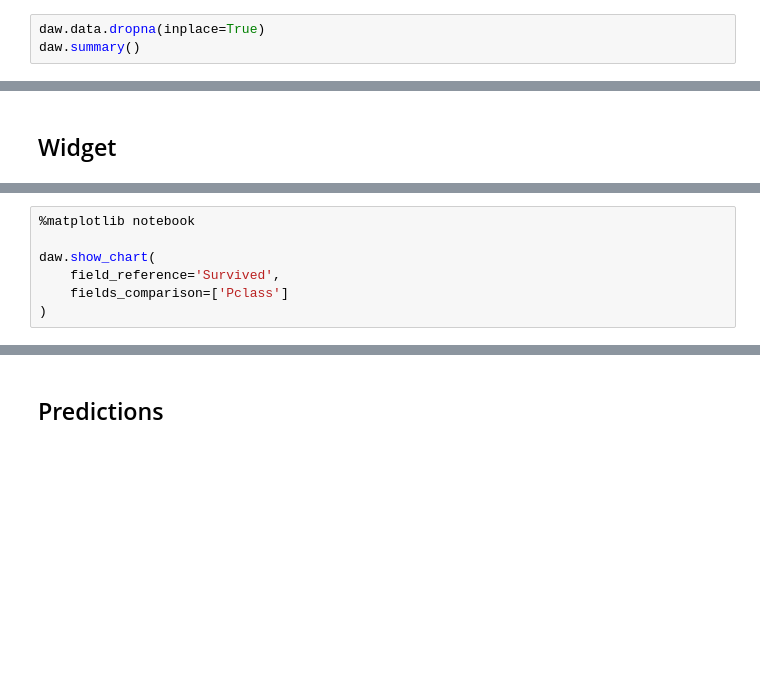
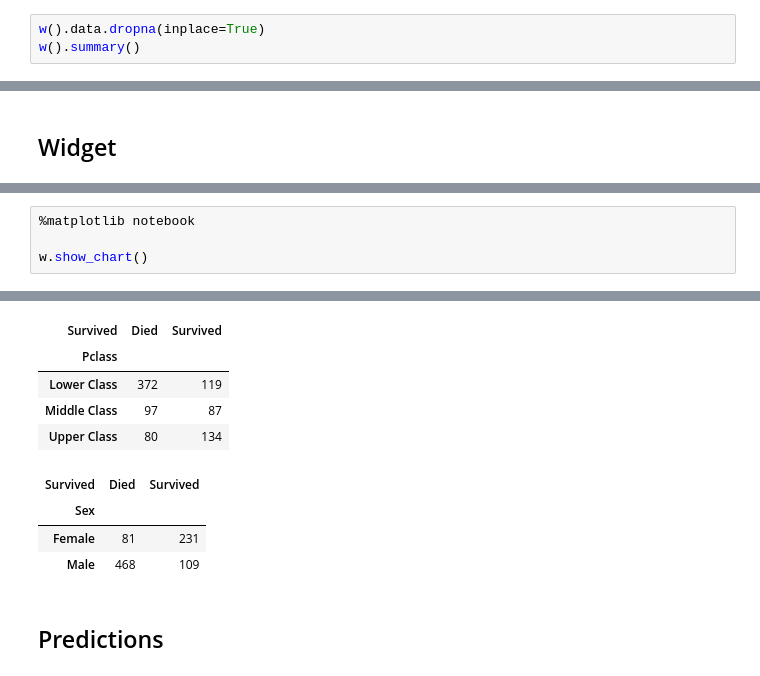
Before and after one commit to osl-pocs/skdata, a Jupyter notebook: notebooks/Widget-Introduction.ipynb, the cells around one changed output, grey strips where cells are left out. Cells and saved outputs as stored; diff of their text form; blank space fills up the shorter version.

```diff
--- a/notebooks/Widget-Introduction.ipynb
+++ b/notebooks/Widget-Introduction.ipynb
@@ -204,6 +264,6 @@ daw.summary()
 # %%
-daw.data.dropna(inplace=True)
-daw.summary()
+w().data.dropna(inplace=True)
+w().summary()
 # %% [output]
 |  | Types | Set Values | Count Set | # Observations | # NaN |
 | Survived | category | ['Died', 'Survived'] | 2 | 889 | 0 |
@@ -340,7 +320,5 @@ a data table.
 # %%
 %matplotlib notebook
 
-daw.show_chart(
-    field_reference='Survived',
-    fields_comparison=['Pclass']
-)
+w.show_chart()
+# %% [output]
@@ -347,3 +327,12 @@ daw.show_chart(
+| Survived | Died | Survived |
+| Pclass |  |  |
+| Lower Class | 372 | 119 |
+| Middle Class | 97 | 87 |
+| Upper Class | 80 | 134 |
+| Survived | Died | Survived |
+| Sex |  |  |
+| Female | 81 | 231 |
+| Male | 468 | 109 |
 # %% [markdown]
 ## Predictions
 # %%
```
Also changed, not shown: parts of 28 cells of this notebook, 4 other files.
